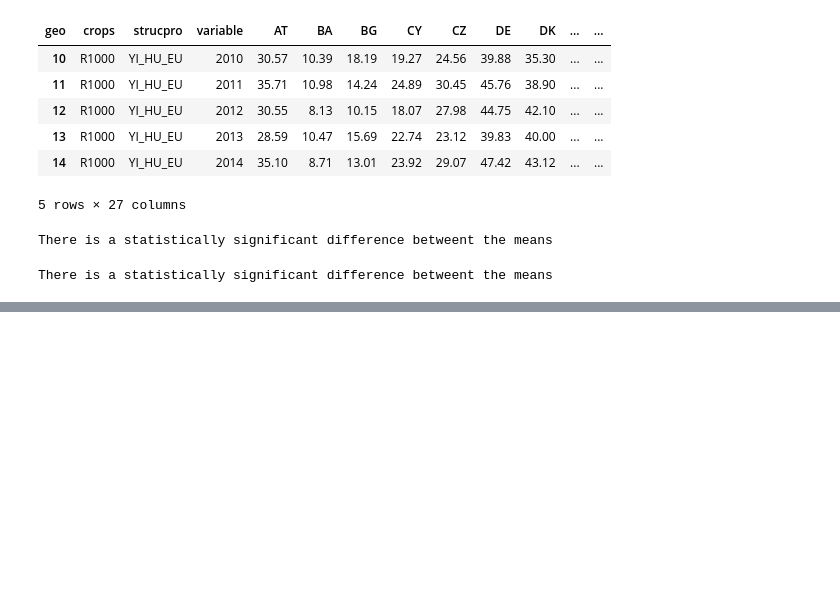
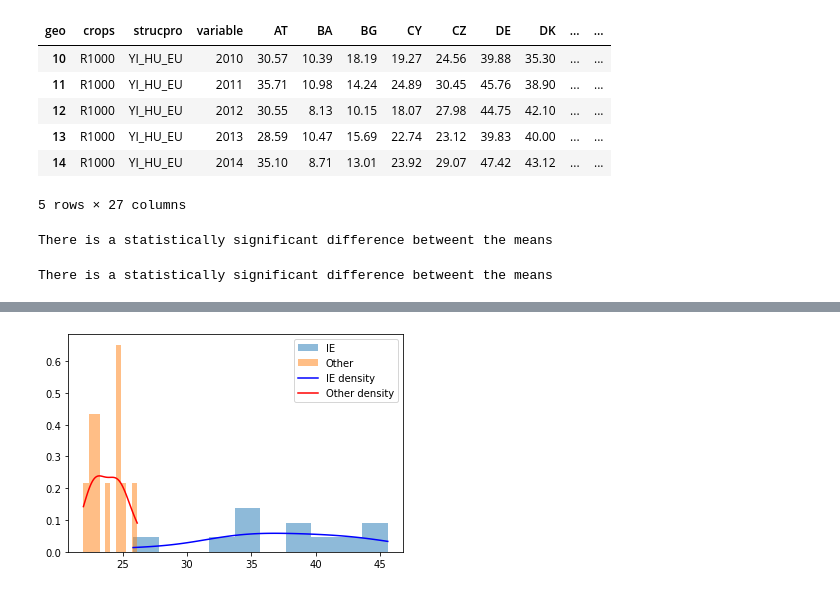
Before and after one commit to sba22206/semester1_ca2, a Jupyter notebook: Statistics.ipynb, the cells around one changed output, grey strips where cells are left out. Drawn from its saved outputs; the diff is of its cells as text; code cells hidden in the pictures; blank space fills up the shorter version.

Commit message:
Update Statistics.ipynb
I added a histogram.

```diff
--- a/Statistics.ipynb
+++ b/Statistics.ipynb
@@ -558,0 +563,2 @@ There is a statistically significant difference betweent the means
+# %%
+yields_long = yields_potatoes_country_wide_2010.melt(id_vars = ['crops', 'strucpro', 'variable'])
@@ -558,0 +574,2 @@ There is a statistically significant difference betweent the means
+# %%
+yields_long['label'] = np.where(yields_long.geo == 'IE', 'IE', 'Other')
@@ -558,0 +585,2 @@ There is a statistically significant difference betweent the means
+# %%
+yields_long_agg = yields_long.groupby(['variable', 'label']).mean().reset_index()
@@ -558,0 +596,2 @@ There is a statistically significant difference betweent the means
+# %%
+yields_long_agg_wide = yields_long_agg.pivot_table(index = ['variable'], columns = 'label', values = 'value').reset_index()
@@ -558,0 +607,22 @@ There is a statistically significant difference betweent the means
+# %%
+# Plot a histogram
+
+kde_ie = gaussian_kde(yields_long_agg_wide.IE)
+kde_other = gaussian_kde(yields_long_agg_wide.Other)
+
+fig, ax = plt.subplots()
+
+ax.hist(yields_long_agg_wide.IE, alpha = 0.5, label = 'IE', density = True)
+ax.hist(yields_long_agg_wide.Other, alpha = 0.5, label = 'Other', density = True)
+
+ie_range = np.linspace(min(yields_long_agg_wide.IE), max(yields_long_agg_wide.IE), 100)
+other_range = np.linspace(min(yields_long_agg_wide.Other), max(yields_long_agg_wide.Other), 100)
+
+ax.plot(ie_range, kde_ie(ie_range), color = 'blue', label = 'IE density')
+ax.plot(other_range, kde_other(other_range), color = 'red', label = 'Other density')
+
+ax.legend()
+
+plt.show()
+# %% [output]
+[figure, added]
```
Also changed, not shown: parts of 10 cells of this notebook.
